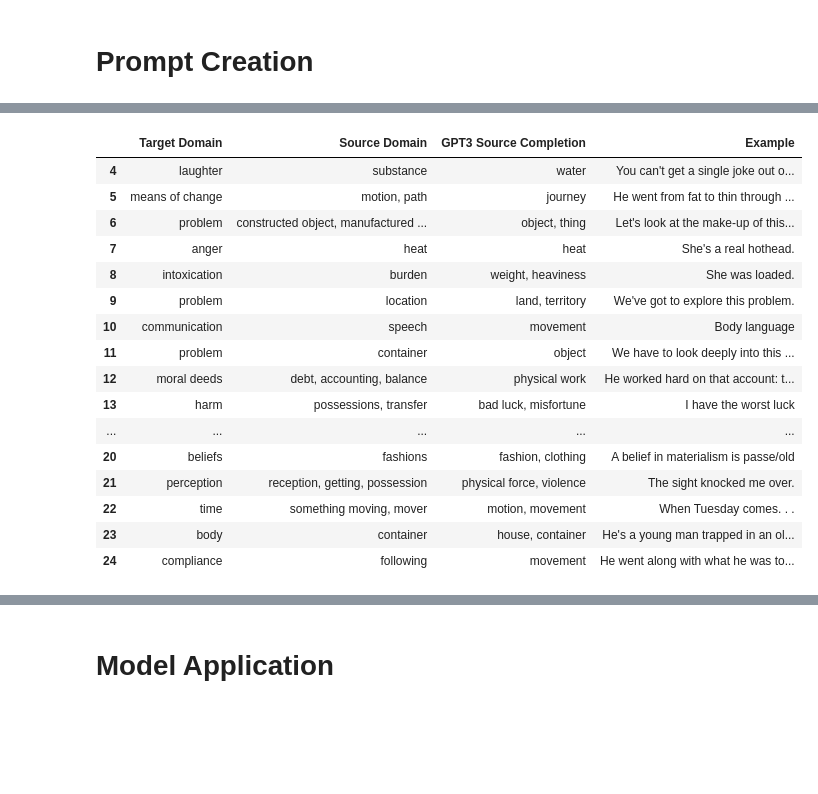
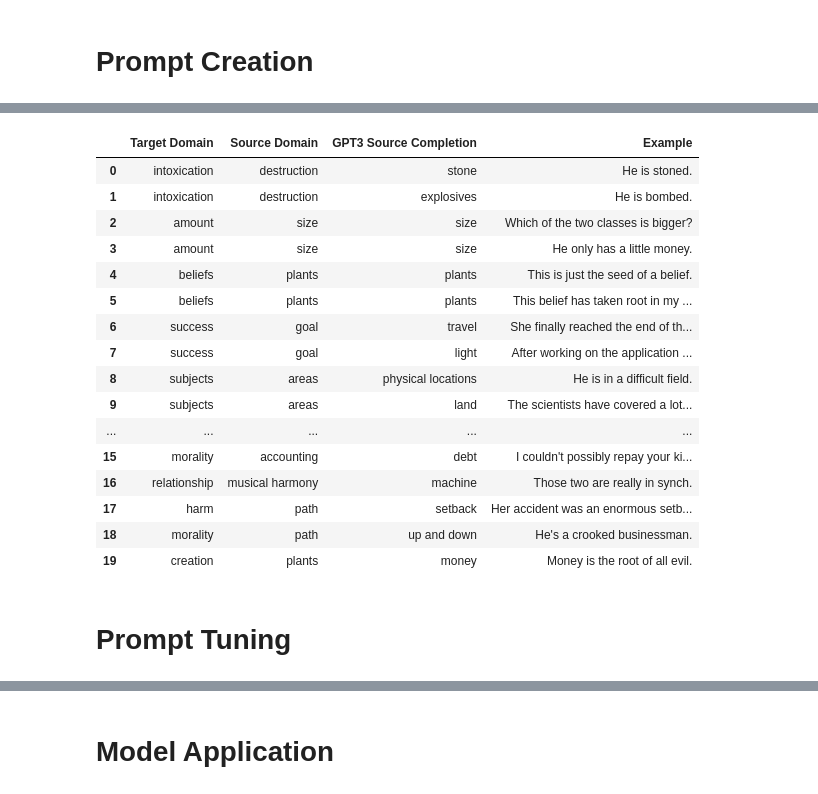
Before and after one commit to lwachowiak/Metaphor-Extraction-With-GPT-3, a Jupyter notebook: analysis.ipynb, the cells around one changed output, grey strips where cells are left out. Saved outputs shown, nothing was run; the diff lists cells and outputs as text; code cells hidden in the pictures; blank space fills up the shorter version.

Commit message:
train/val/test split and word2vec similarity eval

```diff
--- a/analysis.ipynb
+++ b/analysis.ipynb
@@ -120,0 +205,16 @@ Source Domain: batteries
+# %%
+def create_prompts(prompts_train, completions_train, prompts_test, completions_test, train_indices):
+    prompts = []
+    completions = []
+    train_prompt = ""
+    for i in train_indices:
+        train_prompt+=prompts_train[i]+" "+completions_train[i]+"\n"
+    for i in range(len(prompts_test)):
+        prompts.append(train_prompt+prompts_test[i])
+        completions.append(completions_test[i])
+    return prompts, completions
+# %%
+train_indices=[0,15,30,-1]
+prompts, completions = create_prompts(prompts_train = list_of_source_prompts_train, completions_train = list_of_source_completions_train,
+                prompts_test = list_of_source_prompts_valid, completions_test = list_of_source_completions_valid, train_indices=train_indices)
+print(len(prompts))
@@ -134,11 +266 @@ def create_long_prompt(list_of_prompts, list_of_completions, start_index, end_in
-# %%
-# create finetuning prompts
-prompts = []
-completions = []
-trainings_units=4
-for i in range(trainings_units, len(list_of_source_prompts)):
-    # create a prompt based on sample 1 to 5 and an additional sample i
-    p, c = create_long_prompt(list_of_source_prompts, list_of_source_completions, 0, trainings_units, i)
-    prompts.append(p)
-    completions.append(c)
 # %%
@@ -165,6 +287,6 @@ substance
 # %%
 GPT3_completions=[]
-for p in prompts[:25]:
+for p in prompts[:20]:
     c = openai.Completion.create(
             model="text-davinci-002",
             prompt=p,
@@ -173,26 +295,28 @@ for p in prompts[:25]:
         )
     GPT3_completions.append(c)
 # %%
-df_results = df.copy()
+df_results = valid_df.copy().reset_index()
 # append GPT3_completions to df_results [trainings_units:len(GPT3_completions)]
 for i in range(len(GPT3_completions)):
-    df_results.loc[i+trainings_units, 'GPT3 Source Completion'] = GPT3_completions[i].choices[0].text
-df_results[trainings_units:len(GPT3_completions)][["Target Domain", "Source Domain","GPT3 Source Completion", "Example"]]
+    df_results.loc[i, 'GPT3 Source Completion'] = GPT3_completions[i].choices[0].text
+df_results[:len(GPT3_completions)][["Target Domain", "Source Domain","GPT3 Source Completion", "Example"]]
 # %% [output]
 |  | Target Domain | Source Domain | GPT3 Source Completion | Example |
-| 4 | laughter | substance | water | You can't get a single joke out o... |
-| 5 | means of change | motion, path | journey | He went from fat to thin through ... |
-| 6 | problem | constructed object, manufactured ... | object, thing | Let's look at the make-up of this... |
-| 7 | anger | heat | heat | She's a real hothead. |
-| 8 | intoxication | burden | weight, heaviness | She was loaded. |
-| 9 | problem | location | land, territory | We've got to explore this problem. |
-| 10 | communication | speech | movement | Body language |
-| 11 | problem | container | object | We have to look deeply into this ... |
-| 12 | moral deeds | debt, accounting, balance | physical work | He worked hard on that account: t... |
-| 13 | harm | possessions, transfer | bad luck, misfortune | I have the worst luck |
+| 0 | intoxication | destruction | stone | He is stoned. |
+| 1 | intoxication | destruction | explosives | He is bombed. |
+| 2 | amount | size | size | Which of the two classes is bigger? |
+| 3 | amount | size | size | He only has a little money. |
+| 4 | beliefs | plants | plants | This is just the seed of a belief. |
+| 5 | beliefs | plants | plants | This belief has taken root in my ... |
+| 6 | success | goal | travel | She finally reached the end of th... |
+| 7 | success | goal | light | After working on the application ... |
+| 8 | subjects | areas | physical locations | He is in a difficult field. |
+| 9 | subjects | areas | land | The scientists have covered a lot... |
 | ... | ... | ... | ... | ... |
-| 20 | beliefs | fashions | fashion, clothing | A belief in materialism is passe/old |
-| 21 | perception | reception, getting, possession | physical force, violence | The sight knocked me over. |
-| 22 | time | something moving, mover | motion, movement | When Tuesday comes. . . |
-| 23 | body | container | house, container | He's a young man trapped in an ol... |
-| 24 | compliance | following | movement | He went along with what he was to... |
+| 15 | morality | accounting | debt | I couldn't possibly repay your ki... |
+| 16 | relationship | musical harmony | machine | Those two are really in synch. |
+| 17 | harm | path | setback | Her accident was an enormous setb... |
+| 18 | morality | path | up and down | He's a crooked businessman. |
+| 19 | creation | plants | money | Money is the root of all evil. |
+# %% [markdown]
+# Prompt Tuning
```
Also changed, not shown: parts of 22 cells of this notebook, 1 other file.
